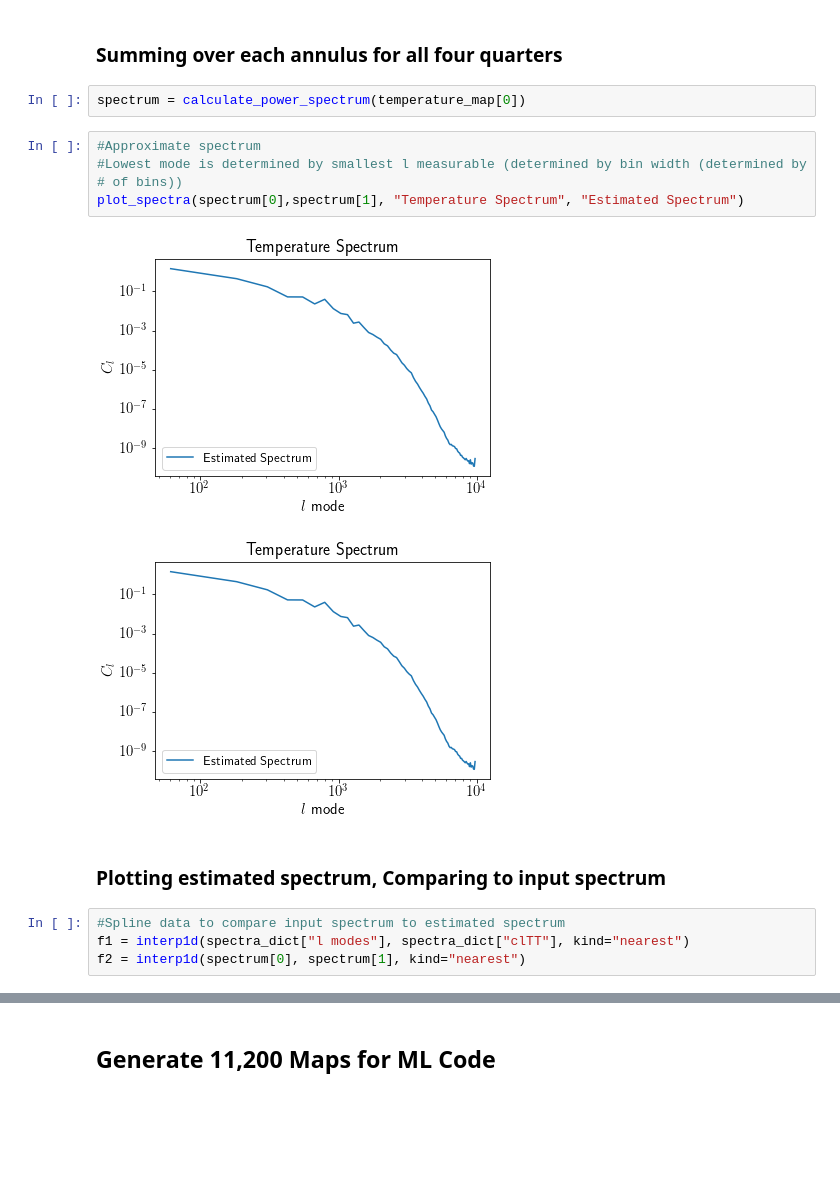
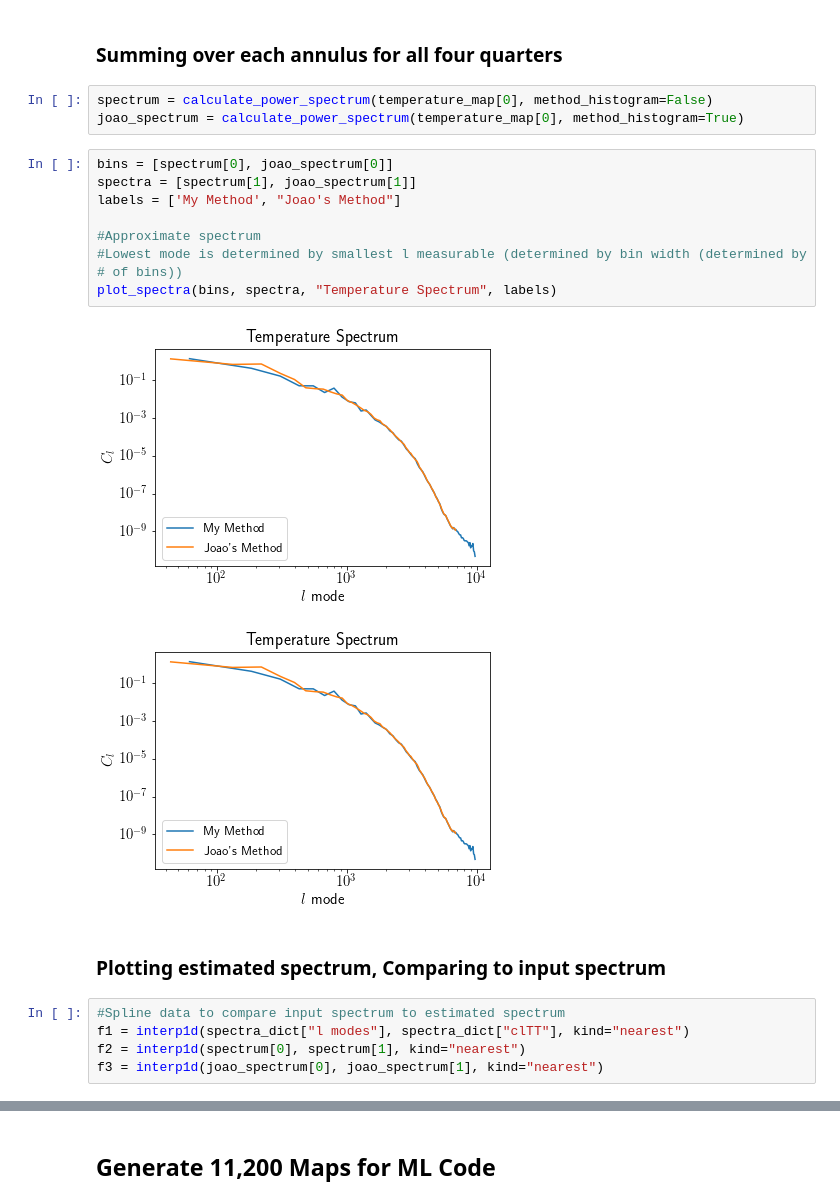
Before and after one commit to deepskies/DeepCMBsim, a Jupyter notebook: Unlensed Temperature Maps.ipynb, the cells around one changed output, grey strips where cells are left out. Cells and saved outputs as stored; diff of their text form; blank space fills up the shorter version.

```diff
--- a/Unlensed Temperature Maps.ipynb
+++ b/Unlensed Temperature Maps.ipynb
@@ -387,18 +413,24 @@ frequency_domain_plot(map_power_2D,"Logscale 2D Power Map", [-10,0], "Log of Map
 # %% [markdown]
 ### Summing over each annulus for all four quarters
 # %%
-spectrum = calculate_power_spectrum(temperature_map[0])
+spectrum = calculate_power_spectrum(temperature_map[0], method_histogram=False)
+joao_spectrum = calculate_power_spectrum(temperature_map[0], method_histogram=True)
 # %%
+bins = [spectrum[0], joao_spectrum[0]]
+spectra = [spectrum[1], joao_spectrum[1]]
+labels = ['My Method', "Joao's Method"]
+
 #Approximate spectrum
 #Lowest mode is determined by smallest l measurable (determined by bin width (determined by # of bins))
-plot_spectra(spectrum[0],spectrum[1], "Temperature Spectrum", "Estimated Spectrum")
+plot_spectra(bins, spectra, "Temperature Spectrum", labels)
 # %% [output]
-[figure, old version]
+[figure, new version]
-[figure, old version]
+[figure, new version]
 # %% [markdown]
 ### Plotting estimated spectrum, Comparing to input spectrum
 # %%
 #Spline data to compare input spectrum to estimated spectrum
 f1 = interp1d(spectra_dict["l modes"], spectra_dict["clTT"], kind="nearest")
 f2 = interp1d(spectrum[0], spectrum[1], kind="nearest")
+f3 = interp1d(joao_spectrum[0], joao_spectrum[1], kind="nearest")
 # %%
```
Also changed, not shown: parts of 20 cells of this notebook.
